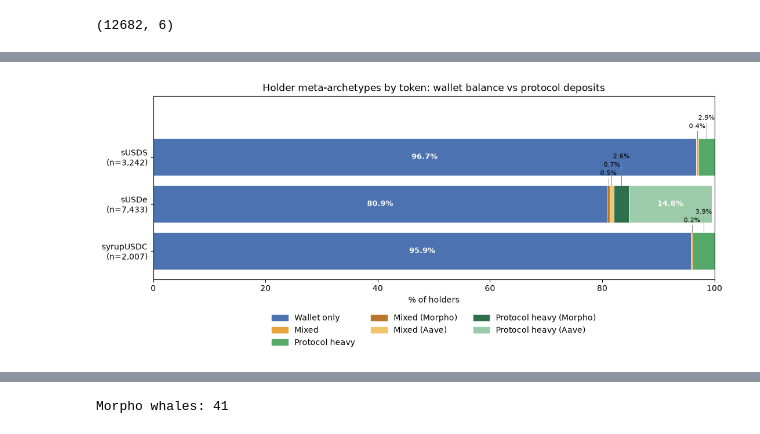
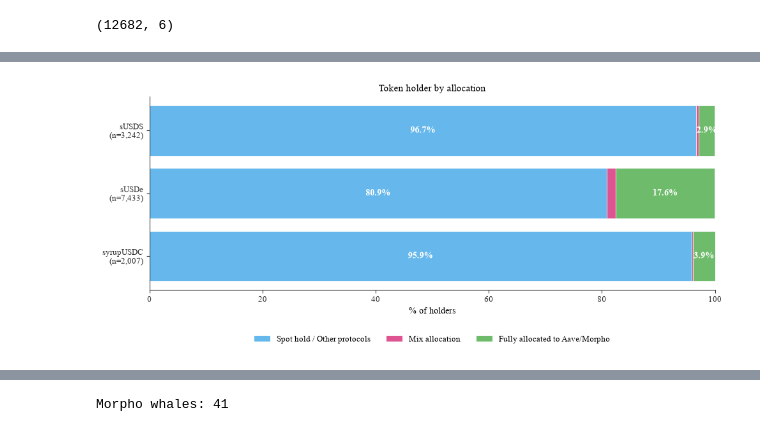
Before and after one commit to Igluminati/recursive-leverage-defi, a Jupyter notebook: analysis/full-holder-analysis/src/full_panel_analysis.ipynb, the cells around one changed output, grey strips where cells are left out. Cells and saved outputs as stored; diff of their text form; code cells hidden in the pictures.

Commit message:
full panel make charts concise

```diff
--- a/analysis/full-holder-analysis/src/full_panel_analysis.ipynb
+++ b/analysis/full-holder-analysis/src/full_panel_analysis.ipynb
@@ -38,14 +46,14 @@ def classify(row):
     protocol_bal = 0 if abs(protocol_bal) < EPSILON else protocol_bal
 
     if protocol_bal == 0:
-        return "wallet_only"
+        return "undeployed"
 
     protocol_pct = protocol_bal / total
 
     if protocol_pct > 0.90:
-        return "protocol_heavy"
+        return "fully_deployed"
 
-    return "mixed"
+    return "partially_deployed"
 
 all_df["archetype"] = all_df.apply(classify, axis=1)
 all_df["archetype"].value_counts()
@@ -166,62 +156,65 @@ def build_segments(name, df):
-# %%
-asset_order = ["syrupUSDC", "sUSDe", "sUSDS"]
-
-segment_data = {}
-for name in asset_order:
-    segs, n = build_segments(name, dfs[name])
-    segment_data[name] = {"segs": segs, "n": n}
 # %%
-fig, ax = plt.subplots(figsize=(11, 5))
+simple_colors = ALLOCATION_COLORS
+simple_labels = ALLOCATION_LABELS
+asset_order = ["syrupUSDC", "sUSDe", "sUSDS"]
 
+# Maps the old category names in your data to the new display names
+category_rename = {
+    "undeployed": "spot_hold",
+    "partially_deployed": "mix_allocation",
+    "fully_deployed": "fully_allocated",
+}
+
+def build_simple_segments(name, df):
+    n = len(df)
+    mapped_category = df["category"].map(category_rename)
+    segs = {
+        "spot_hold":          (mapped_category == "spot_hold").sum(),
+        "mix_allocation":     (mapped_category == "mix_allocation").sum(),
+        "fully_allocated":    (mapped_category == "fully_allocated").sum(),
+    }
+    return segs, n
+
+segment_data = {}
+for name in asset_order:
+    segs, n = build_simple_segments(name, dfs[name])
+    segment_data[name] = {"segs": segs, "n": n}
+
+fig, ax = plt.subplots(figsize=(10, 4.5))
 y_positions = range(len(asset_order))
 
 for y, name in zip(y_positions, asset_order):
     segs = segment_data[name]["segs"]
     n = segment_data[name]["n"]
     left = 0
-    small_segments = []
 
-    for seg_name, count in segs.items():
+    for seg_name in ["spot_hold", "mix_allocation", "fully_allocated"]:
+        count = segs[seg_name]
         if count == 0:
             continue
         pct = count / n * 100
-        ax.barh(y, pct, left=left, color=colors[seg_name], edgecolor="white", linewidth=0.5)
+        ax.barh(y, pct, left=left, color=simple_colors[seg_name], edgecolor="white", linewidth=0.5)
 
-        if pct >= 4:
+        if pct >= 2.5:
             ax.text(left + pct / 2, y, f"{pct:.1f}%", ha="center", va="center",
-                     color="white", fontweight="bold", fontsize=9)
-        else:
-            small_segments.append((left + pct / 2, pct))
-
+            color="white", fontweight="bold", fontsize=10)
         left += pct
-
-    for i, (x_center, pct) in enumerate(small_segments):
-        y_offset = 0.55 + (i * 0.18)
-        ax.plot([x_center, x_center], [y + 0.4, y + y_offset], color="gray", linewidth=0.7)
-        ax.text(x_center, y + y_offset + 0.03, f"{pct:.1f}%", ha="center", va="bottom", fontsize=8)
 
 ax.set_yticks(list(y_positions))
 ax.set_yticklabels([f"{name}\n(n={segment_data[name]['n']:,})" for name in asset_order])
 ax.set_xlabel("% of holders")
 ax.set_xlim(0, 100)
-ax.set_ylim(-0.6, len(asset_order) - 0.3 + 0.6)
-ax.set_title("Holder meta-archetypes by token: wallet balance vs protocol deposits")
+ax.set_title("Token holder by allocation")
 
-used_segments = []
-for name in asset_order:
-    for seg_name, count in segment_data[name]["segs"].items():
-        if count > 0 and seg_name not in used_segments:
-            used_segments.append(seg_name)
-
-handles = [plt.Rectangle((0, 0), 1, 1, color=colors[s]) for s in used_segments]
-ax.legend(handles, [labels[s] for s in used_segments], loc="upper center",
-          bbox_to_anchor=(0.5, -0.15), ncol=3, frameon=False)
+handles = [plt.Rectangle((0, 0), 1, 1, color=simple_colors[s]) for s in simple_colors]
+ax.legend(handles, [simple_labels[s] for s in simple_colors], loc="upper center",
+          bbox_to_anchor=(0.5, -0.2), ncol=3, frameon=False)
 
 plt.tight_layout()
 plt.savefig("../output/holder_meta_archetypes.png", dpi=300, bbox_inches="tight")
 plt.show()
 # %% [output]
-[figure, old version]
+[figure, new version]
 # %%
 def protocol_group(row):
     m = row["YBS_in_morpho"] > 0
```
Also changed, not shown: parts of 11 cells of this notebook, 29 other files.
